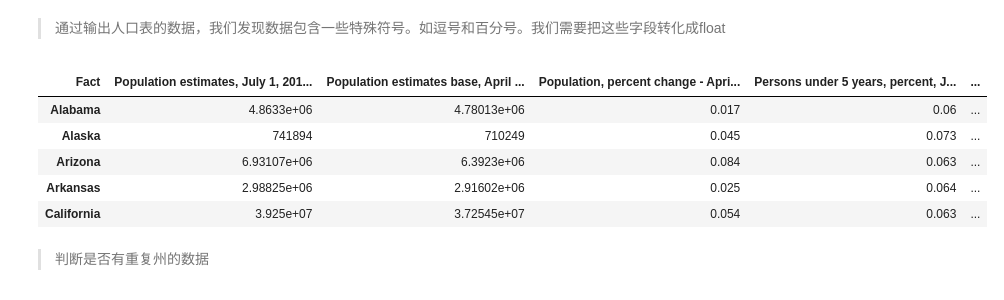
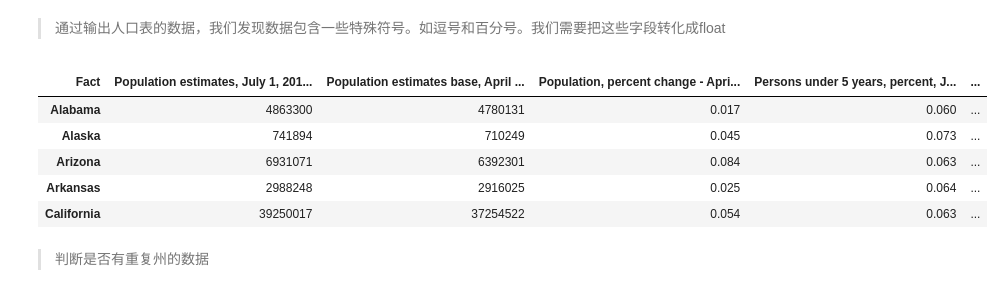
Before and after one commit to kimi987/PyAndML, a Jupyter notebook: src/p2/Investigate_a_Dataset-zh.ipynb, the cells around one changed output. Drawn from its saved outputs; the diff is of its cells as text; code cells hidden in the pictures.

```diff
--- a/src/p2/Investigate_a_Dataset-zh.ipynb
+++ b/src/p2/Investigate_a_Dataset-zh.ipynb
@@ -177,22 +183,22 @@ df_census_2016.head()
 | California | 39,250,017 | 37,254,522 | 5.40% | 6.30% | ... |
 # %% [markdown]
 > 通过输出人口表的数据，我们发现数据包含一些特殊符号。如逗号和百分号。我们需要把这些字段转化成float
-# %%
-# df_census_2016.info()
-for i in df_census_2016.columns:
-    a = df_census_2016[i][df_census_2016[i].str.contains("%") == True].str.strip("%").astype(float)/100
-    df_census_2016[i][df_census_2016[i].str.contains("%") == True] = a
-    b = df_census_2016[i][df_census_2016[i].str.contains(",") == True].str.split(",")
-    df_census_2016[i][df_census_2016[i].str.contains(",") == True] = b.str.join('').astype(float)
-
-df_census_2016.head()
-# %% [output]
-| Fact | Population estimates, July 1, 201... | Population estimates base, April ... | Population, percent change - Apri... | Persons under 5 years, percent, J... | ... |
-| Alabama | 4.8633e+06 | 4.78013e+06 | 0.017 | 0.06 | ... |
-| Alaska | 741894 | 710249 | 0.045 | 0.073 | ... |
-| Arizona | 6.93107e+06 | 6.3923e+06 | 0.084 | 0.063 | ... |
-| Arkansas | 2.98825e+06 | 2.91602e+06 | 0.025 | 0.064 | ... |
-| California | 3.925e+07 | 3.72545e+07 | 0.054 | 0.063 | ... |
+# %%
+# df_census_2016.info()
+df_census_2016.replace({',': ''}, regex=True, inplace=True) # 处理带逗号的数值，去掉逗号
+df_census_2016.replace({'Z': 0}, inplace=True) #将数据中的 Z 替换为 0
+df_census_2016 = df_census_2016.applymap(lambda x: float(x[:-2])/100 if str(x)[-1]=='%' else x) #转换带 % 的数据
+df_census_2016 = df_census_2016.applymap(lambda x: str(x)[1:] if str(x)[0]=='$' else x) #转换带 $ 的数据
+df_census_2016 = df_census_2016.apply(pd.to_numeric, errors='coerce') # 将数据集的列转换为数字格式
+
+df_census_2016.head()
+# %% [output]
+| Fact | Population estimates, July 1, 201... | Population estimates base, April ... | Population, percent change - Apri... | Persons under 5 years, percent, J... | ... |
+| Alabama | 4863300 | 4780131 | 0.017 | 0.060 | ... |
+| Alaska | 741894 | 710249 | 0.045 | 0.073 | ... |
+| Arizona | 6931071 | 6392301 | 0.084 | 0.063 | ... |
+| Arkansas | 2988248 | 2916025 | 0.025 | 0.064 | ... |
+| California | 39250017 | 37254522 | 0.054 | 0.063 | ... |
 # %% [markdown]
 > 判断是否有重复州的数据
 # %%
```
Also changed, not shown: parts of 9 cells of this notebook, 1 other file.
